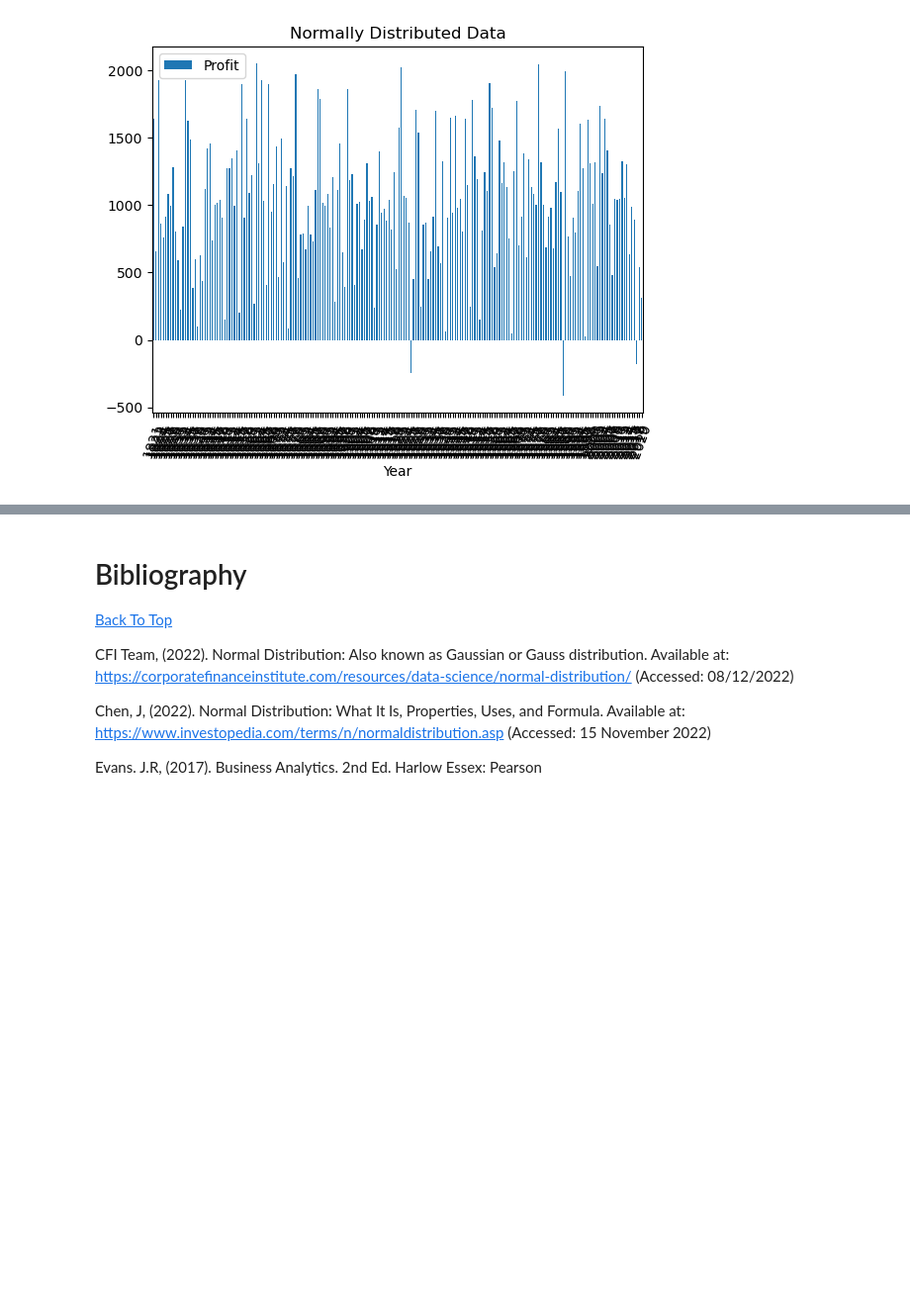
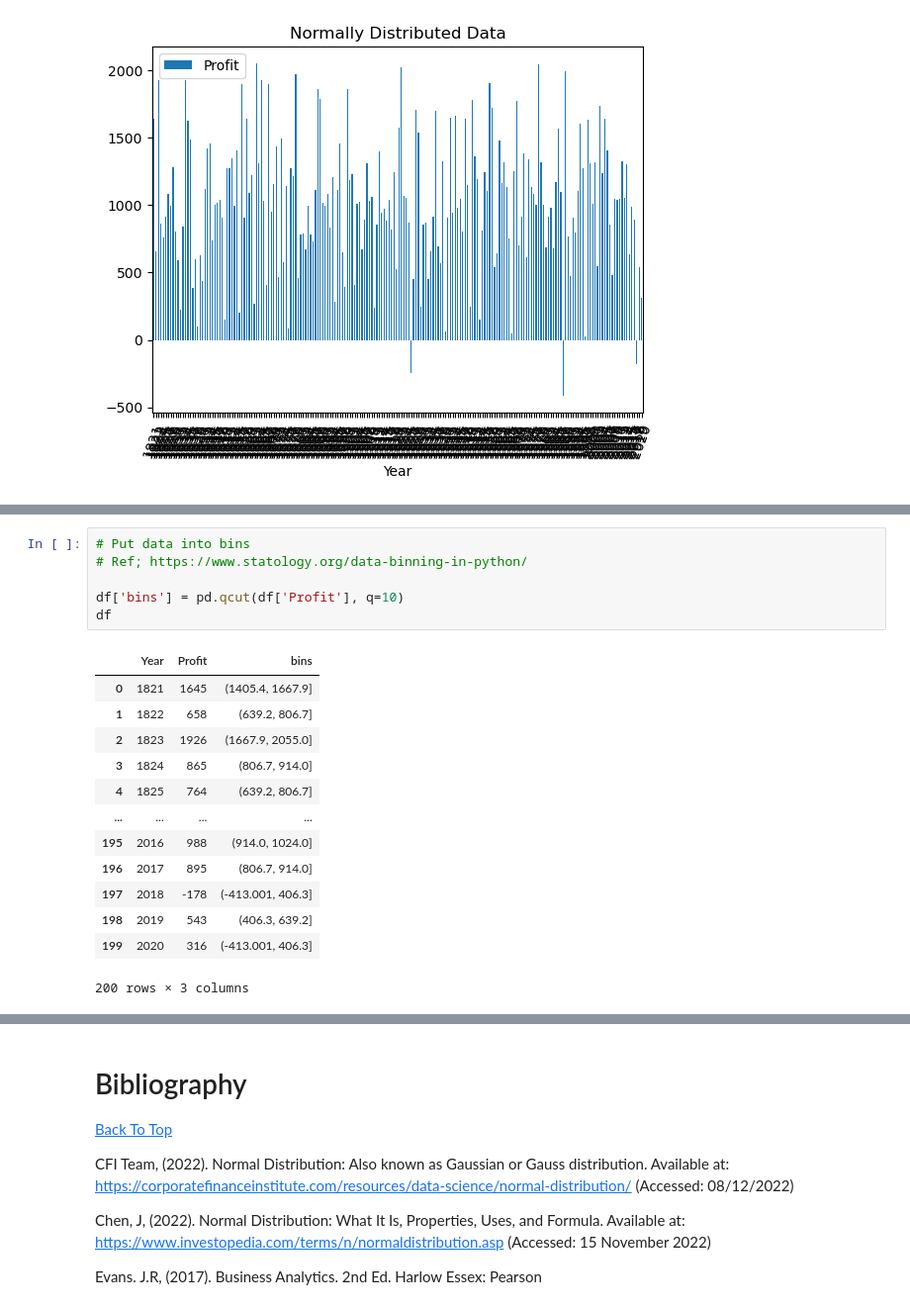
Before and after one commit to elainetynan/funddata-assessment, a Jupyter notebook: normalDistribution/NormalDistribution.ipynb, the cells around one changed output, grey strips where cells are left out. Shown at 99% size. Cells and saved outputs as stored; diff of their text form; blank space fills up the shorter version.

```diff
--- a/normalDistribution/NormalDistribution.ipynb
+++ b/normalDistribution/NormalDistribution.ipynb
@@ -74,0 +90,20 @@ df.plot.bar(x="Year", y="Profit", rot=70, title="Normally Distributed Data");
+# %%
+# Put data into bins
+# Ref; https://www.statology.org/data-binning-in-python/
+
+df['bins'] = pd.qcut(df['Profit'], q=10)
+df
+# %% [output]
+|  | Year | Profit | bins |
+| 0 | 1821 | 1645 | (1405.4, 1667.9] |
+| 1 | 1822 | 658 | (639.2, 806.7] |
+| 2 | 1823 | 1926 | (1667.9, 2055.0] |
+| 3 | 1824 | 865 | (806.7, 914.0] |
+| 4 | 1825 | 764 | (639.2, 806.7] |
+| ... | ... | ... | ... |
+| 195 | 2016 | 988 | (914.0, 1024.0] |
+| 196 | 2017 | 895 | (806.7, 914.0] |
+| 197 | 2018 | -178 | (-413.001, 406.3] |
+| 198 | 2019 | 543 | (406.3, 639.2] |
+| 199 | 2020 | 316 | (-413.001, 406.3] |
+200 rows × 3 columns
```
Also changed, not shown: parts of 5 cells of this notebook.
